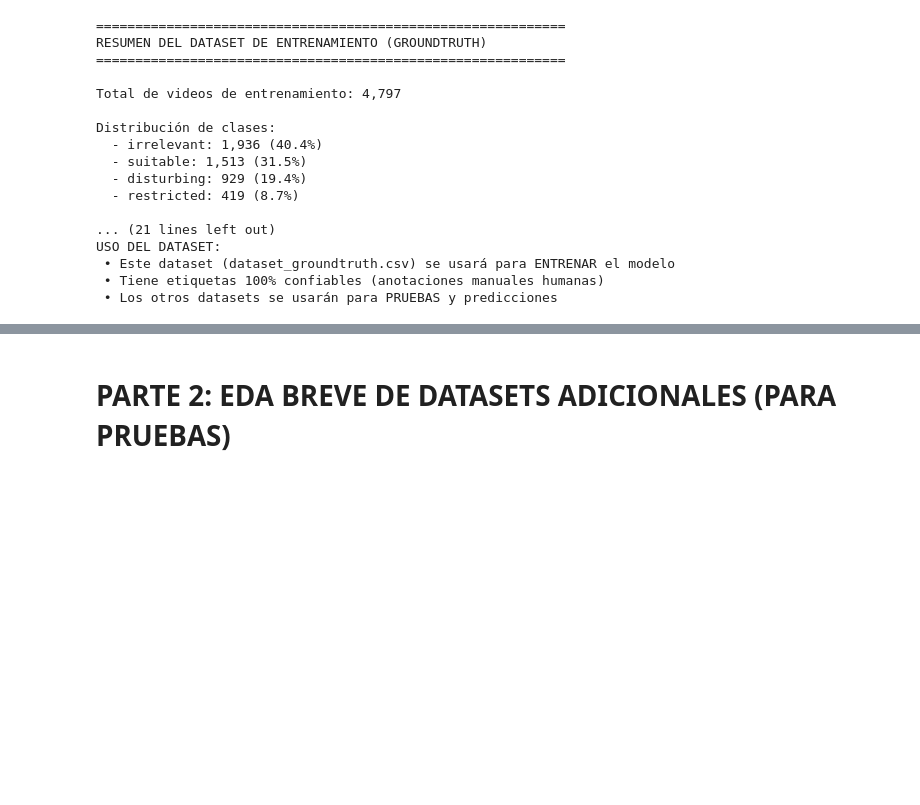
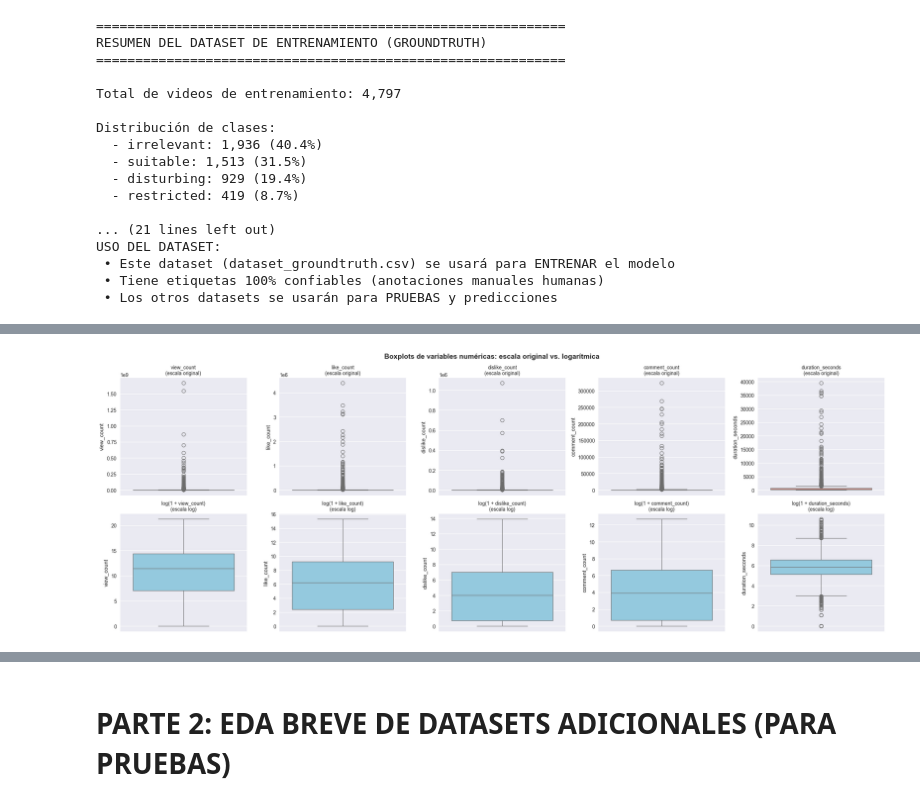
Before and after one commit to ADRIAN0819/Machine-Learning-Proyect, a Jupyter notebook: exploratory_data_analysis/eda_analysis.ipynb, the cells around one changed output, grey strips where cells are left out. Cells and saved outputs as stored; diff of their text form; code cells hidden in the pictures; blank space fills up the shorter version.

Commit message:
feat(eda): integrar análisis de outliers, desbalance, correlaciones y fuga de datos en notebook

```diff
--- a/exploratory_data_analysis/eda_analysis.ipynb
+++ b/exploratory_data_analysis/eda_analysis.ipynb
@@ -547,0 +612,20 @@ USO DEL DATASET:
+# %%
+# Repetimos el análisis sobre variables transformadas con log1p,
+# más apropiado dado el fuerte sesgo positivo de estas métricas
+print("DETECCIÓN DE OUTLIERS - MÉTODO IQR (escala log1p)")
+print("="*70)
+
+resultados_outliers_log = []
+for col in numeric_cols:
+    serie_log = np.log1p(df_train[col].dropna())
+    n_out, pct_out, lim_inf, lim_sup = detectar_outliers_iqr(serie_log)
+    resultados_outliers_log.append({
+        'Variable': f'log({col})',
+        'N° Outliers': n_out,
+        '% Outliers': round(pct_out, 2),
+        'Límite inferior (log)': round(lim_inf, 2),
+        'Límite superior (log)': round(lim_sup, 2)
+    })
+
+df_outliers_log = pd.DataFrame(resultados_outliers_log)
+print(df_outliers_log.to_string(index=False))
@@ -547,0 +641,17 @@ USO DEL DATASET:
+# %%
+# Visualizar outliers: boxplots en escala original vs. escala log1p
+fig, axes = plt.subplots(2, 5, figsize=(22, 8))
+
+for i, col in enumerate(numeric_cols):
+    sns.boxplot(y=df_train[col], ax=axes[0, i], color='salmon')
+    axes[0, i].set_title(f'{col}\n(escala original)', fontsize=10)
+
+    sns.boxplot(y=np.log1p(df_train[col]), ax=axes[1, i], color='skyblue')
+    axes[1, i].set_title(f'log(1 + {col})\n(escala log)', fontsize=10)
+
+plt.suptitle('Boxplots de variables numéricas: escala original vs. logarítmica', fontsize=14, fontweight='bold')
+plt.tight_layout()
+plt.savefig('images/outliers_boxplots_groundtruth.png', dpi=150, bbox_inches='tight')
+plt.show()
+# %% [output]
+[figure, added]
```
Also changed, not shown: parts of 33 cells of this notebook.
